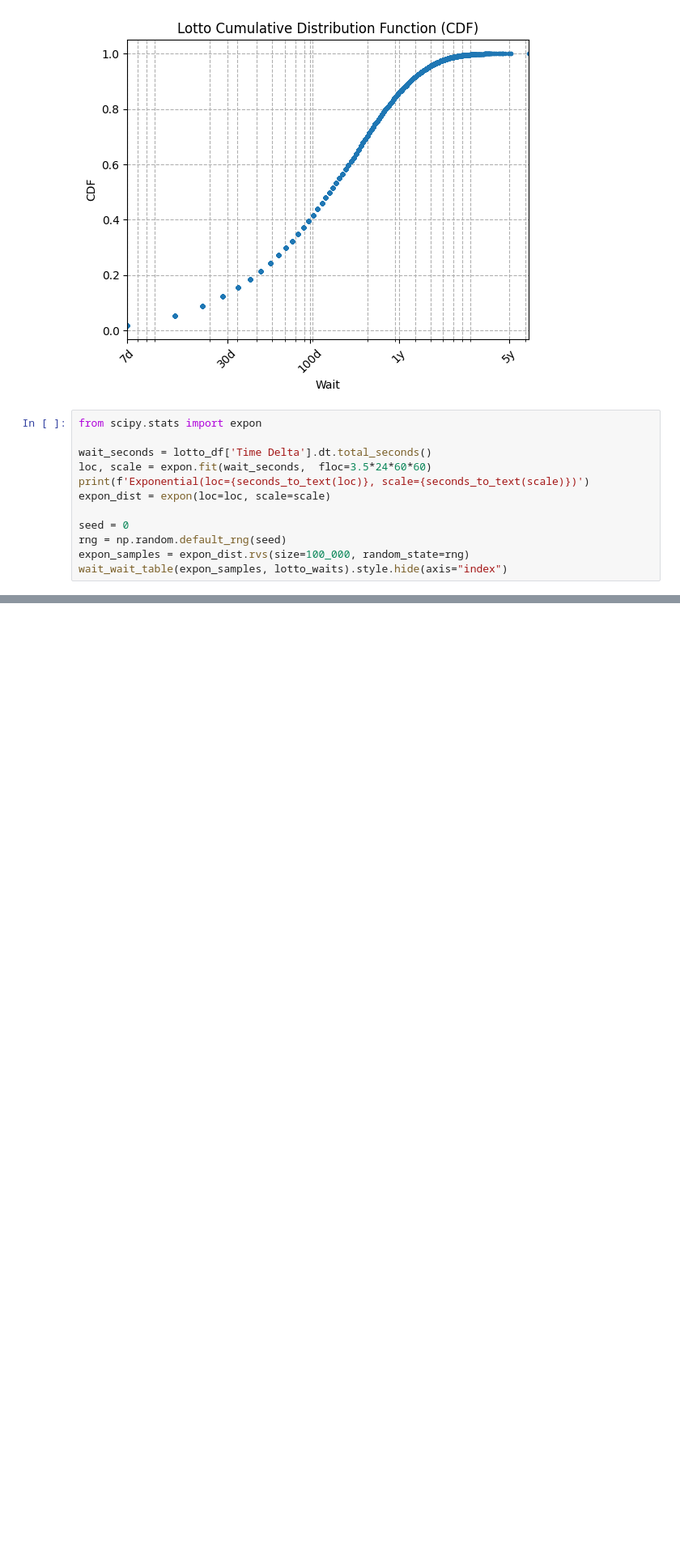
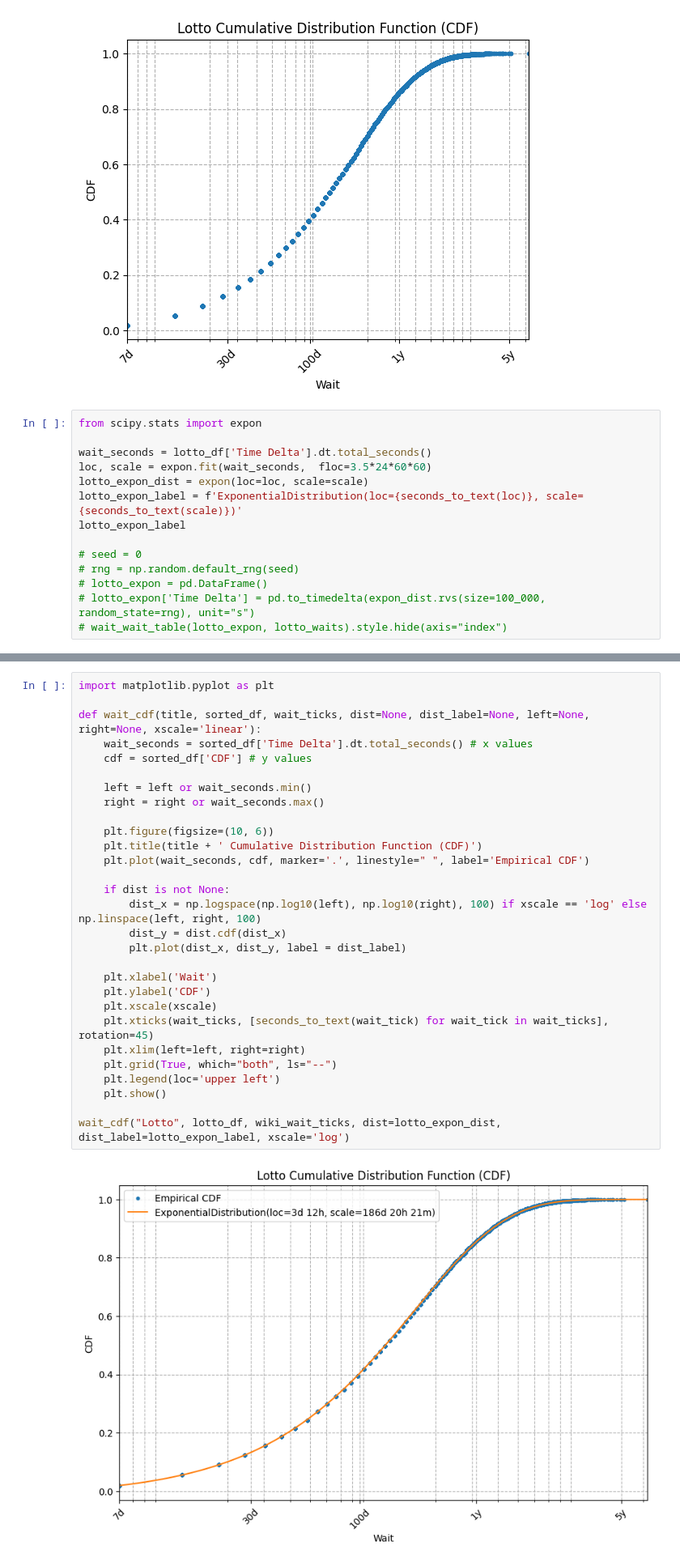
Before and after one commit to CarlKCarlK/wait-times, a Jupyter notebook: wait-times.ipynb, the cells around one changed output, grey strips where cells are left out. Shown: that part at 81% size. Cells and saved outputs as stored; diff of their text form; blank space fills up the shorter version.

```diff
--- a/wait-times.ipynb
+++ b/wait-times.ipynb
@@ -256,11 +256,13 @@ from scipy.stats import expon
 
 wait_seconds = lotto_df['Time Delta'].dt.total_seconds()
 loc, scale = expon.fit(wait_seconds,  floc=3.5*24*60*60)
-print(f'Exponential(loc={seconds_to_text(loc)}, scale={seconds_to_text(scale)})')
-expon_dist = expon(loc=loc, scale=scale)
+lotto_expon_dist = expon(loc=loc, scale=scale)
+lotto_expon_label = f'ExponentialDistribution(loc={seconds_to_text(loc)}, scale={seconds_to_text(scale)})'
+lotto_expon_label
 
-seed = 0
-rng = np.random.default_rng(seed)
-expon_samples = expon_dist.rvs(size=100_000, random_state=rng)
-wait_wait_table(expon_samples, lotto_waits).style.hide(axis="index")
+# seed = 0
+# rng = np.random.default_rng(seed)
+# lotto_expon = pd.DataFrame()
+# lotto_expon['Time Delta'] = pd.to_timedelta(expon_dist.rvs(size=100_000, random_state=rng), unit="s")
+# wait_wait_table(lotto_expon, lotto_waits).style.hide(axis="index")
 # %% [output]
@@ -269,3 +270,34 @@ IndexError: only integers, slices (`:`), ellipsis (`...`), numpy.newaxis (`None`
+# %%
+import matplotlib.pyplot as plt
+
+def wait_cdf(title, sorted_df, wait_ticks, dist=None, dist_label=None, left=None, right=None, xscale='linear'):
+    wait_seconds = sorted_df['Time Delta'].dt.total_seconds() # x values
+    cdf = sorted_df['CDF'] # y values
+
+    left = left or wait_seconds.min()
+    right = right or wait_seconds.max()
+
+    plt.figure(figsize=(10, 6))
+    plt.title(title + ' Cumulative Distribution Function (CDF)')
+    plt.plot(wait_seconds, cdf, marker='.', linestyle=" ", label='Empirical CDF')
+
+    if dist is not None:
+        dist_x = np.logspace(np.log10(left), np.log10(right), 100) if xscale == 'log' else np.linspace(left, right, 100)
+        dist_y = dist.cdf(dist_x)
+        plt.plot(dist_x, dist_y, label = dist_label)
+
+    plt.xlabel('Wait')
+    plt.ylabel('CDF')
+    plt.xscale(xscale)
+    plt.xticks(wait_ticks, [seconds_to_text(wait_tick) for wait_tick in wait_ticks], rotation=45)
+    plt.xlim(left=left, right=right)
+    plt.grid(True, which="both", ls="--")
+    plt.legend(loc='upper left')
+    plt.show()
+
+wait_cdf("Lotto", lotto_df, wiki_wait_ticks, dist=lotto_expon_dist, dist_label=lotto_expon_label, xscale='log')
+# %% [output]
+[figure, added]
 # %%
 from scipy.stats import expon, weibull_min
 import matplotlib.pyplot as plt
```
Also changed, not shown: parts of 2 cells of this notebook.
